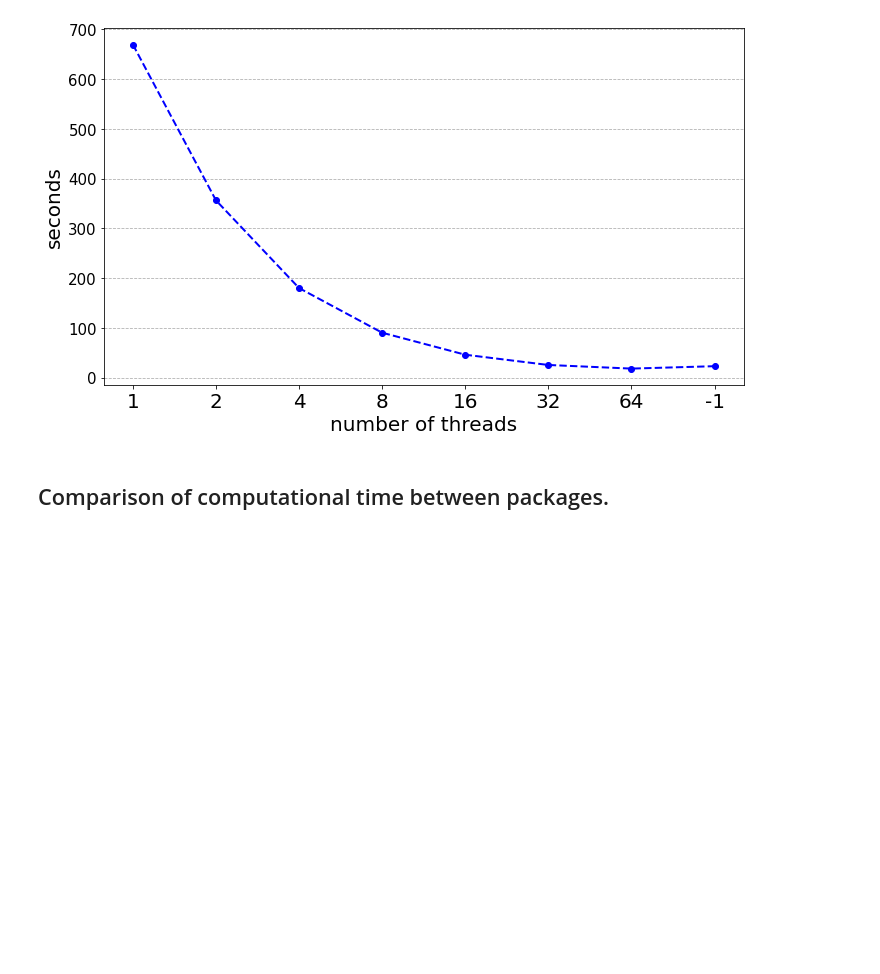
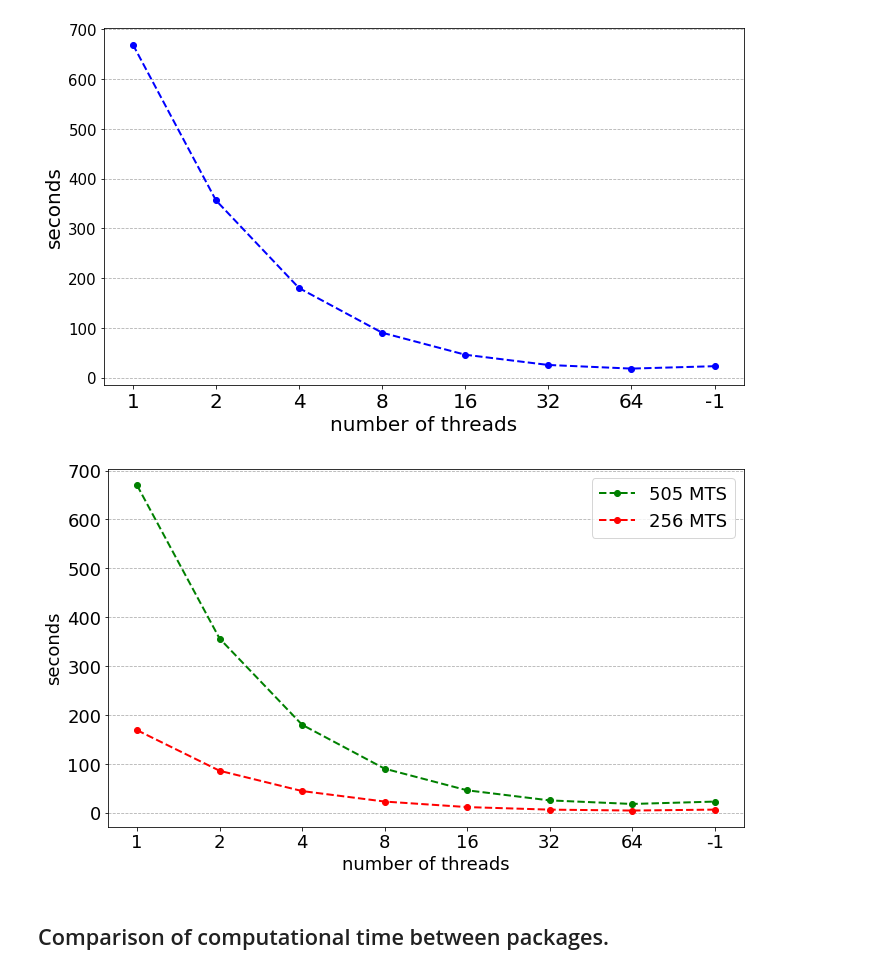
Before and after one commit to oscarescuderoarnanz/dtwParallel, a Jupyter notebook: exampleData/CodeExamples/plot_timeExamples.ipynb, the cells around one changed output. Saved outputs shown, nothing was run; the diff lists cells and outputs as text; code cells hidden in the pictures; blank space fills up the shorter version.

```diff
--- a/exampleData/CodeExamples/plot_timeExamples.ipynb
+++ b/exampleData/CodeExamples/plot_timeExamples.ipynb
@@ -123,6 +123,80 @@ axis.set_axisbelow(True)  # grid lines are behind the rest
 plt.savefig("../Figures/dtwParallel_dtw_D.png")
 # %% [output]
 [figure]
+# %%
+# 505 MTS
+dicc = {}
+number = 2**7
+n_threads = [2**n for n in range(number) if 2**n < number]
+n_threads.append(-1)
+data = np.loadtxt('../results_E2_SyntheticData/dtwParallel_d.txt', dtype=str)
+for index in range(len(n_threads)):
+    a = data[index*31+1:31*index+31]
+    a = [word.rstrip(",[]") for word in a]
+    a[0] = a[0][1:]
+    if index == len(n_threads)-1:
+        a=a[:-1]
+    a = [float(i) for i in a]
+    dicc[n_threads[index]] = a
+
+values_505 = []
+
+ymin = []
+ymax = []
+
+keys = n_threads
+for i in range(len(keys)):
+    ymin.append(np.min(dicc[keys[i]]))
+    ymax.append(np.max(dicc[keys[i]]))
+    values_505.append(np.mean(dicc[keys[i]]))
+
+# 256 MTS
+dicc = {}
+number = 2**7
+n_threads = [2**n for n in range(number) if 2**n < number]
+n_threads.append(-1)
+data = np.loadtxt('../results_E2_SyntheticData/dtwParallel_d_256.txt', dtype=str)
+for index in range(len(n_threads)):
+    a = data[index*31+1:31*index+31]
+    a = [word.rstrip(",[]") for word in a]
+    a[0] = a[0][1:]
+    if index == len(n_threads)-1:
+        a=a[:-1]
+    a = [float(i) for i in a]
+    dicc[n_threads[index]] = a
+
+values_256 = []
+
+ymin = []
+ymax = []
+
+keys = n_threads
+for i in range(len(keys)):
+    ymin.append(np.min(dicc[keys[i]]))
+    ymax.append(np.max(dicc[keys[i]]))
+    values_256.append(np.mean(dicc[keys[i]]))
+
+fig, axis = plt.subplots(1,1,figsize=(10,6))
+
+axis.plot(values_505,'go--',linewidth=2,alpha=1, label="505 MTS")
+axis.plot(values_256,'ro--',linewidth=2,alpha=1, label="256 MTS")
+
+
+# plt.fill_between(np.arange(len(n_threads)), ymin, ymax, alpha=0.2, color='green',label='error band')
+
+keys_finales = list(map(str, n_threads))
+plt.xticks(np.arange(len(n_threads)), keys_finales, fontsize=18)
+keys_finales_2 = np.arange(0,750,100)
+plt.yticks(keys_finales_2, fontsize=18)
+axis.set_xlabel('number of threads',fontsize=18)
+axis.set_ylabel('seconds',fontsize=18)
+plt.tight_layout()
+axis.yaxis.grid(linestyle = 'dashed')  # grid lines
+axis.set_axisbelow(True)  # grid lines are behind the rest
+plt.legend(fontsize=18)
+plt.savefig("../Figures/dtwParallel_dtw_D.png")
+# %% [output]
+[figure, added]
 # %% [markdown]
 ## Comparison of computational time between packages.
 # %%
```
Also changed, not shown: parts of 9 cells of this notebook, 7 other files.
